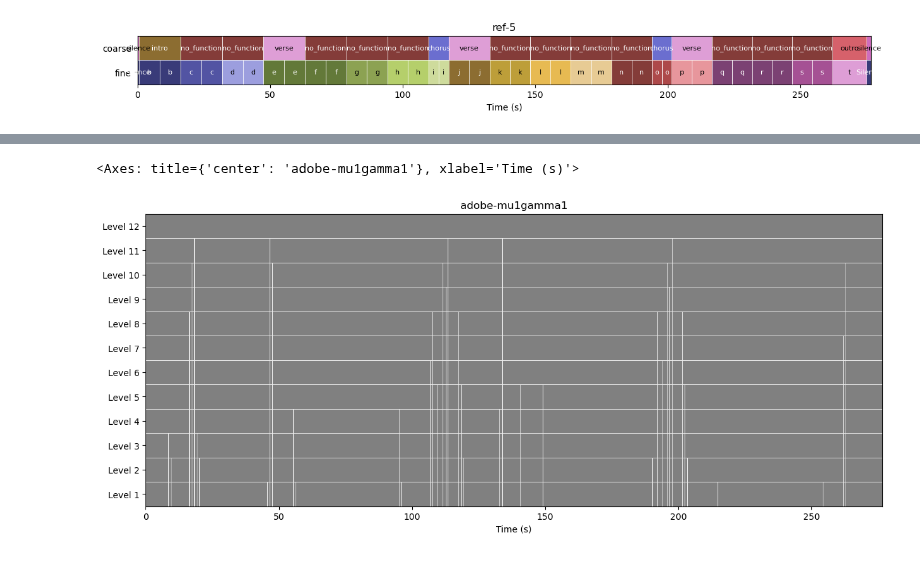
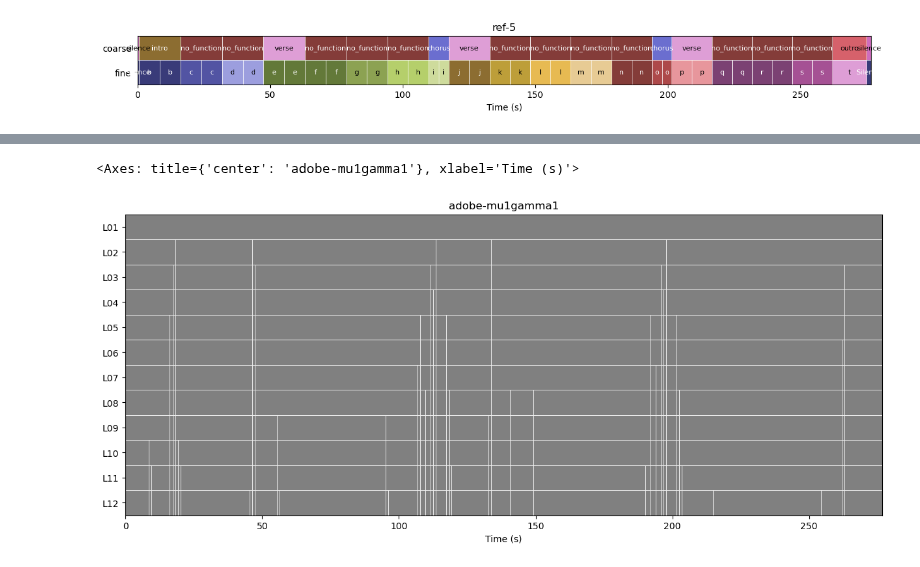
Before and after one commit to tomxi/bnl, a Jupyter notebook: notebooks/development.ipynb, the cells around one changed output, grey strips where cells are left out. Saved outputs shown, nothing was run; the diff lists cells and outputs as text; code cells hidden in the pictures.

```diff
--- a/notebooks/development.ipynb
+++ b/notebooks/development.ipynb
@@ -45,7 +41,7 @@ est[3].plot()
 # %%
-bc = bnl.ops.default_salience(est)
-mono_ms = bnl.ops.default_labeling(bc)
+bh = bnl.ops.default_salience(est)
+mono_ms = bh.to_multisegment()
 mono_ms.plot()
 # %% [output]
 <Axes: title={'center': 'adobe-mu1gamma1'}, xlabel='Time (s)'>
-[figure, old version]
+[figure, new version]
```
Also changed, not shown: parts of 7 cells of this notebook, 2 other files.
